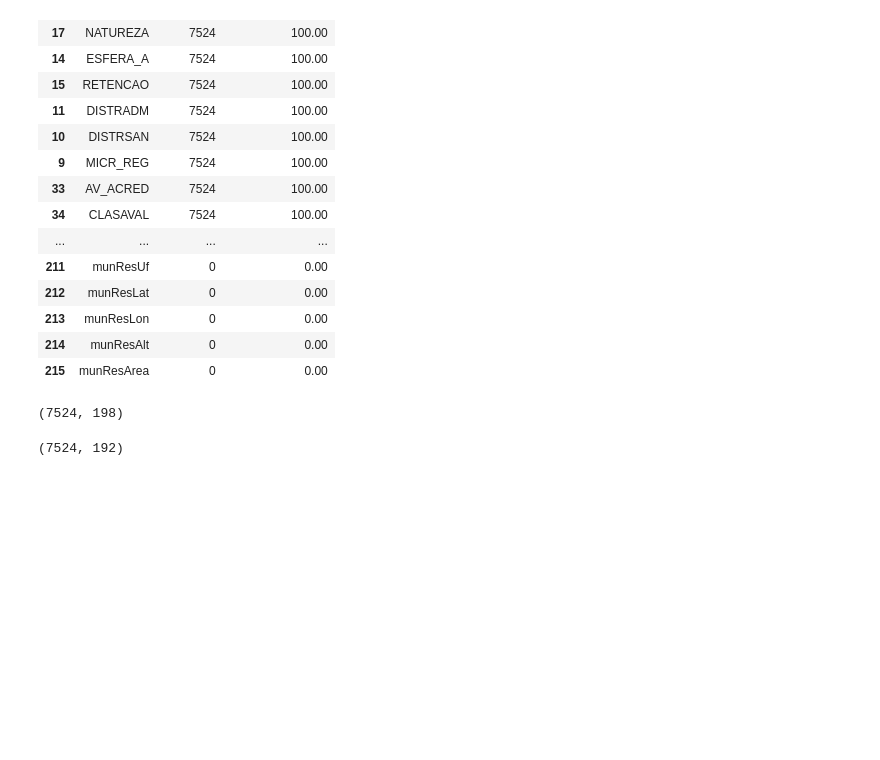
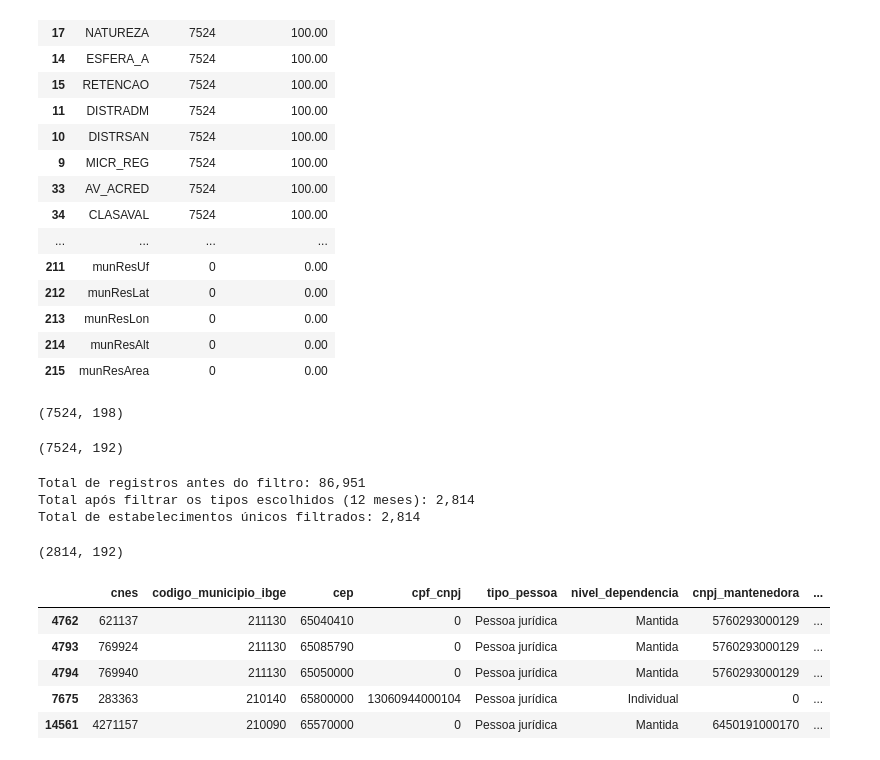
Before and after one commit to g1ovanejunior/ubs-datasus-repository, a Jupyter notebook: main/main.ipynb, the cells around one changed output. Saved outputs shown, nothing was run; the diff lists cells and outputs as text; code cells hidden in the pictures; blank space fills up the shorter version.

```diff
--- a/main/main.ipynb
+++ b/main/main.ipynb
@@ -83,5 +140,5 @@ faltantes_ordenado
 | 215 | munResArea | 0 | 0.00 |
 # %%
 #Limpar as colunas que nao possuem nenhum dado
-df2 = df1.dropna(how='all', axis=1)
+df3 = df2.dropna(how='all', axis=1)
 # %%
@@ -91,5 +148,5 @@ df2.shape
 # %%
 #Deletando colunas desnecesssárias com alta porcentagem de informaçes faltando
 colunas_desnecessarias = ['CO_BANCO', 'C_CORREN', 'CO_AGENC', 'ALVARA', 'DT_EXPED', 'ORGEXPED']
-df3 = df2.drop(columns=[col for col in colunas_desnecessarias if col in df2.columns])
+df4 = df3.drop(columns=[col for col in colunas_desnecessarias if col in df3.columns])
 # %%
@@ -97,2 +154,40 @@ df3.shape
 # %% [output]
 (7524, 192)
+# %%
+#Deixar no Dataframe só os Espaços que eu quero na coluna de TP_UNIDADE
+
+#identificar a coluna que vai ser modificada
+colunas_selecionadas =  'TP_UNID'
+
+#Identificar quais unidades eu quero manter
+tipos_unidade = ['Centro de saúde / Unidade básica',
+    'Posto de saúde',
+    'Policlínica']
+#Aplicar o filtro acima
+
+df5 = df4[df4[colunas_selecionadas].isin(tipos_unidade)].copy()
+# %%
+#Deduplicar (manter apenas o cadastro mais recente de cada CNES em 2024)
+col_cnes = 'CNES' if 'CNES' in df5.columns else 'CO_CNES'
+df6 = df5.drop_duplicates(subset=[col_cnes], keep='last')
+
+print(f"Total de registros antes do filtro: {len(df):,}")
+print(f"Total após filtrar os tipos escolhidos (12 meses): {len(df4):,}")
+print(f"Total de estabelecimentos únicos filtrados: {len(df5):,}")
+# %% [output]
+Total de registros antes do filtro: 86,951
+Total após filtrar os tipos escolhidos (12 meses): 2,814
+Total de estabelecimentos únicos filtrados: 2,814
+# %%
+df6.shape
+# %% [output]
+(2814, 192)
+# %%
+df6.head()
+# %% [output]
+|  | cnes | codigo_municipio_ibge | cep | cpf_cnpj | tipo_pessoa | nivel_dependencia | cnpj_mantenedora | ... |
+| 4762 | 621137 | 211130 | 65040410 | 0 | Pessoa jurídica | Mantida | 5760293000129 | ... |
+| 4793 | 769924 | 211130 | 65085790 | 0 | Pessoa jurídica | Mantida | 5760293000129 | ... |
+| 4794 | 769940 | 211130 | 65050000 | 0 | Pessoa jurídica | Mantida | 5760293000129 | ... |
+| 7675 | 283363 | 210140 | 65800000 | 13060944000104 | Pessoa jurídica | Individual | 0 | ... |
+| 14561 | 4271157 | 210090 | 65570000 | 0 | Pessoa jurídica | Mantida | 6450191000170 | ... |
```
Also changed, not shown: parts of 8 cells of this notebook.
